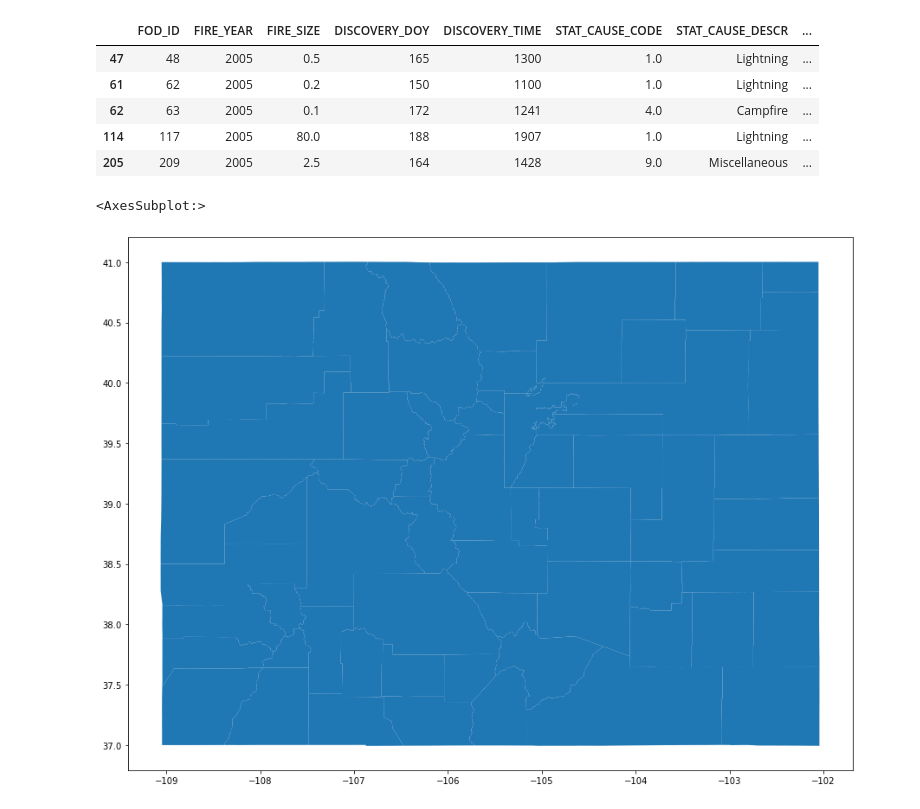
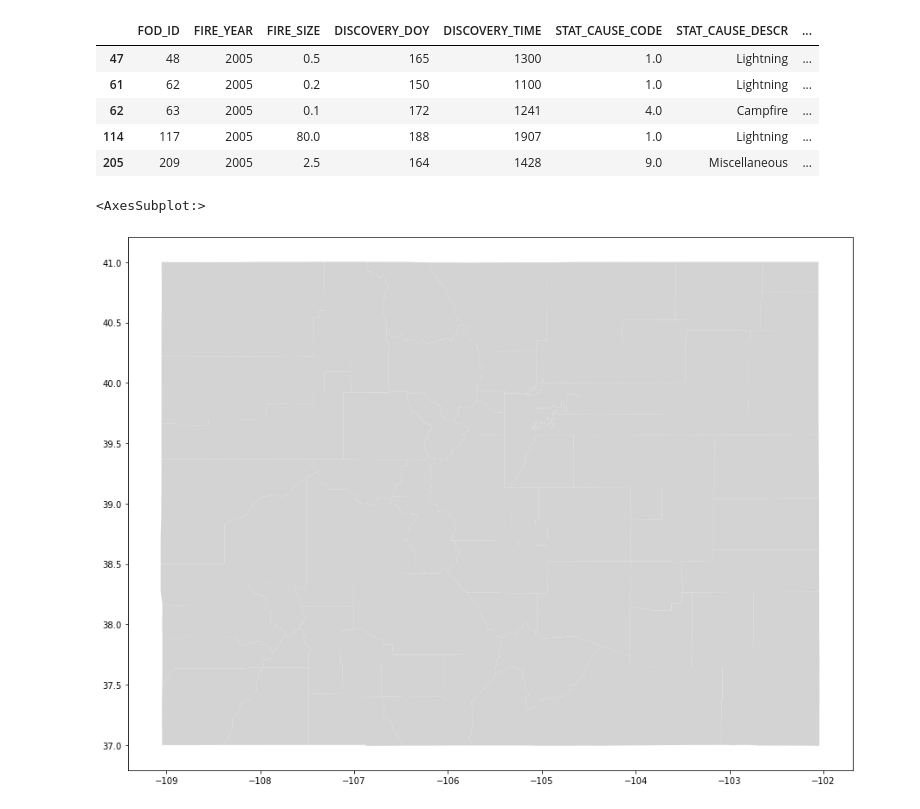
Before and after one commit to Paxton-P/Wildfire, a Jupyter notebook: Data Visualization.ipynb, the cells around one changed output. Cells and saved outputs as stored; diff of their text form; code cells hidden in the pictures.

```diff
--- a/Data Visualization.ipynb
+++ b/Data Visualization.ipynb
@@ -68,8 +72,8 @@ fires.head()
 coMap = gpd.read_file("Colorado_County_Boundaries\\Colorado_County_Boundaries.shp")
 # %%
 fig, ax = plt.subplots(figsize = (15,15))
-coMap.plot(ax = ax)
+coMap.plot(ax = ax, color = "lightgrey")
 # %% [output]
 <AxesSubplot:>
-[figure, old version]
+[figure, new version]
 # %%
```
Also changed, not shown: parts of 6 cells of this notebook.
